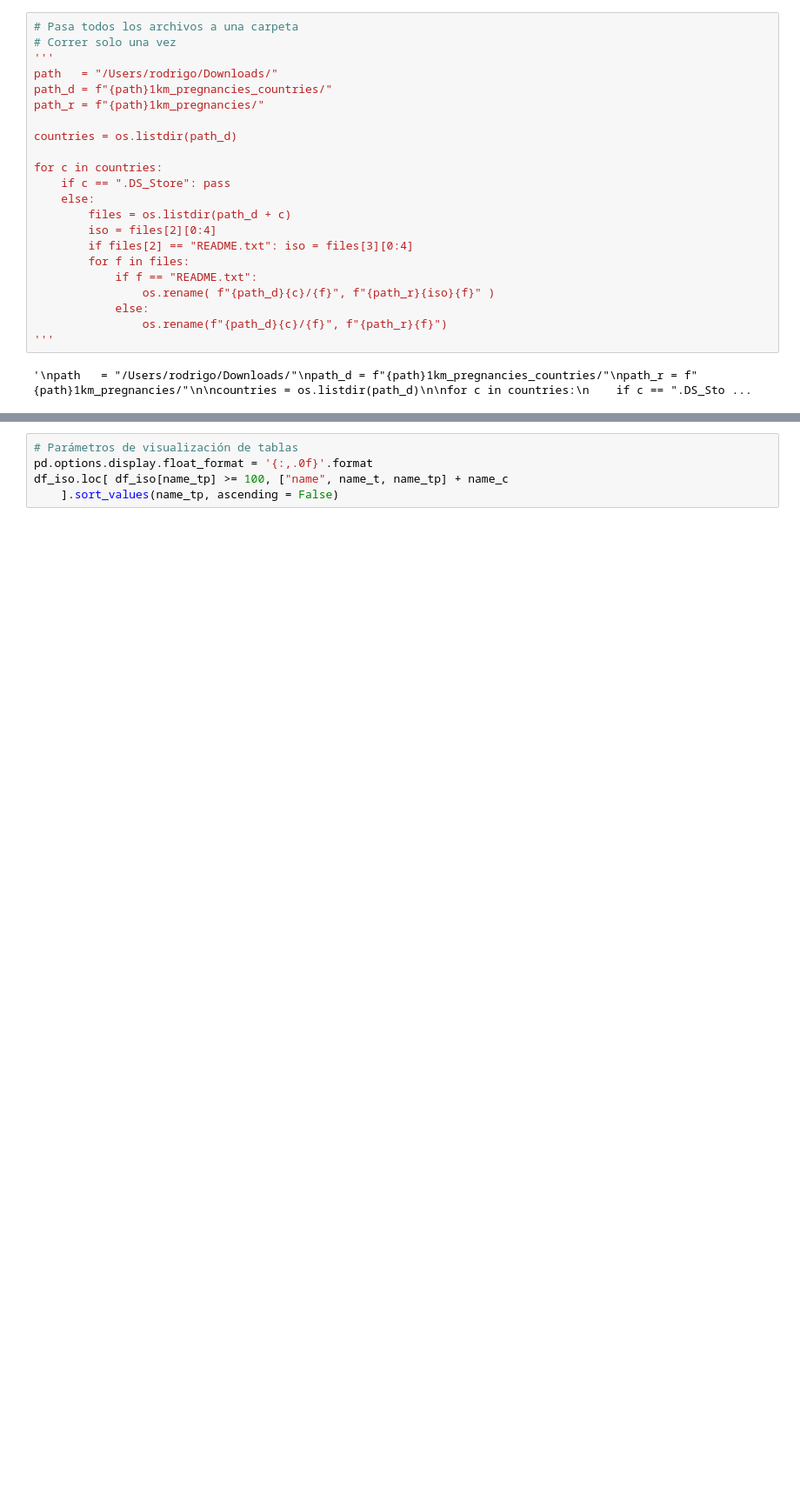
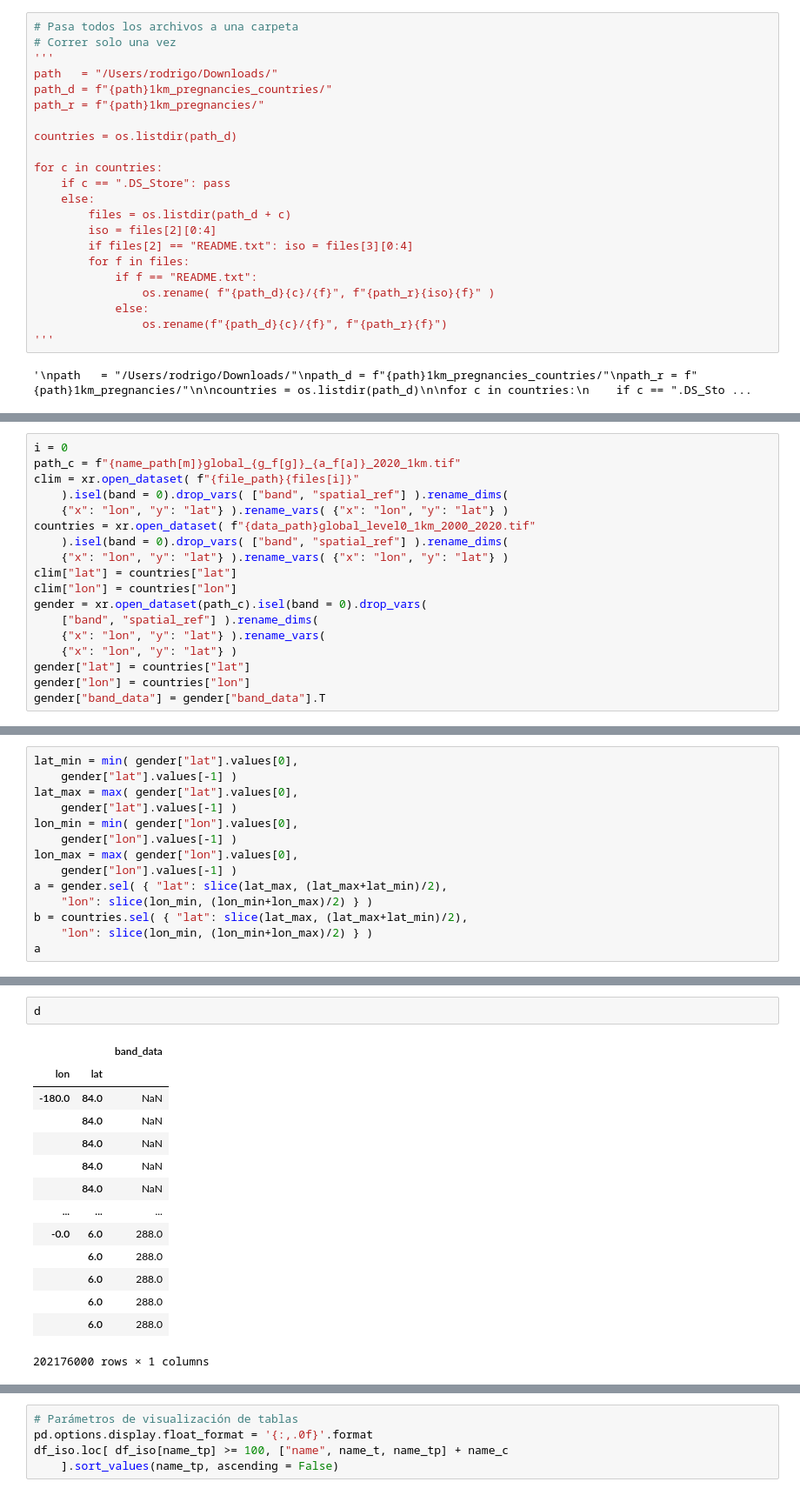
Before and after one commit to rodrigoms95/UNESCO_climate, a Jupyter notebook: code/impact_women.ipynb, the cells around one changed output, grey strips where cells are left out. Shown at 87% size. Drawn from its saved outputs; the diff is of its cells as text; blank space fills up the shorter version.

```diff
--- a/code/impact_women.ipynb
+++ b/code/impact_women.ipynb
@@ -644,0 +461,18 @@ USA
+# %%
+i = 0
+path_c = f"{name_path[m]}global_{g_f[g]}_{a_f[a]}_2020_1km.tif"
+clim = xr.open_dataset( f"{file_path}{files[i]}"
+    ).isel(band = 0).drop_vars( ["band", "spatial_ref"] ).rename_dims(
+    {"x": "lon", "y": "lat"} ).rename_vars( {"x": "lon", "y": "lat"} )
+countries = xr.open_dataset( f"{data_path}global_level0_1km_2000_2020.tif"
+    ).isel(band = 0).drop_vars( ["band", "spatial_ref"] ).rename_dims(
+    {"x": "lon", "y": "lat"} ).rename_vars( {"x": "lon", "y": "lat"} )
+clim["lat"] = countries["lat"]
+clim["lon"] = countries["lon"]
+gender = xr.open_dataset(path_c).isel(band = 0).drop_vars(
+    ["band", "spatial_ref"] ).rename_dims(
+    {"x": "lon", "y": "lat"} ).rename_vars(
+    {"x": "lon", "y": "lat"} )
+gender["lat"] = countries["lat"]
+gender["lon"] = countries["lon"]
+gender["band_data"] = gender["band_data"].T
@@ -644,0 +492,14 @@ USA
+# %%
+lat_min = min( gender["lat"].values[0],
+    gender["lat"].values[-1] )
+lat_max = max( gender["lat"].values[0],
+    gender["lat"].values[-1] )
+lon_min = min( gender["lon"].values[0],
+    gender["lon"].values[-1] )
+lon_max = max( gender["lon"].values[0],
+    gender["lon"].values[-1] )
+a = gender.sel( { "lat": slice(lat_max, (lat_max+lat_min)/2),
+    "lon": slice(lon_min, (lon_min+lon_max)/2) } )
+b = countries.sel( { "lat": slice(lat_max, (lat_max+lat_min)/2),
+    "lon": slice(lon_min, (lon_min+lon_max)/2) } )
+a
@@ -644,0 +546,17 @@ USA
+# %%
+d
+# %% [output]
+|  |  | band_data |
+| lon | lat |  |
+| -180.0 | 84.0 | NaN |
+|  | 84.0 | NaN |
+|  | 84.0 | NaN |
+|  | 84.0 | NaN |
+|  | 84.0 | NaN |
+| ... | ... | ... |
+| -0.0 | 6.0 | 288.0 |
+|  | 6.0 | 288.0 |
+|  | 6.0 | 288.0 |
+|  | 6.0 | 288.0 |
+|  | 6.0 | 288.0 |
+202176000 rows × 1 columns
```
Also changed, not shown: parts of 12 cells of this notebook.
